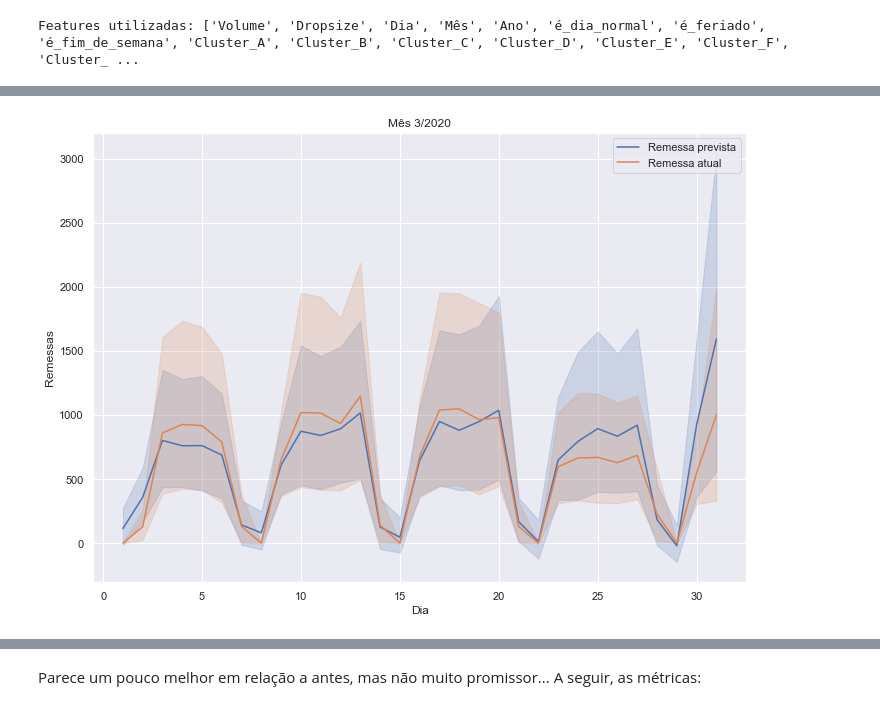
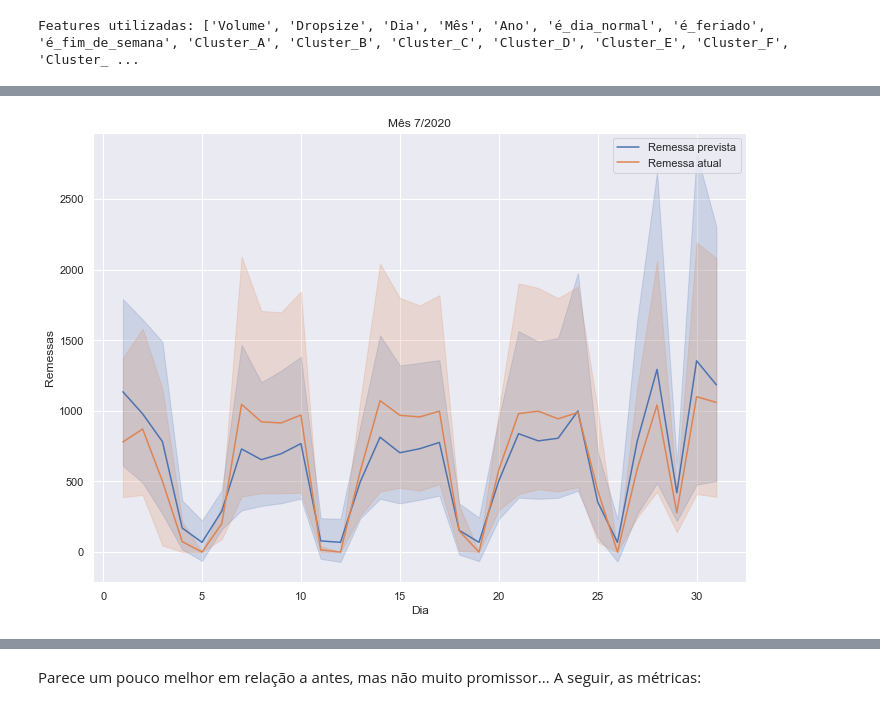
Before and after one commit to G-Moraes/case-plannera, a Jupyter notebook: main.ipynb, the cells around one changed output, grey strips where cells are left out. Cells and saved outputs as stored; diff of their text form; code cells hidden in the pictures.

```diff
--- a/main.ipynb
+++ b/main.ipynb
@@ -82,6 +84,6 @@ Realmente a relação entre essas duas *features* é mais ou menos diretamente p
 # %% [markdown]
 Para ter uma métrica de cada modelo e o quão preciso é o mesmo, é utilizado o próprio conjunto de dados com o *target* que temos. É, então, selecionado um mês disponível no conjunto de dados para ser separado como teste. O resto dos meses serão utilizados para treinamento de cada modelo preditivo.
 # %%
-mes = 3
+mes = 7
 ano = 2020
 # %% [markdown]
@@ -89,5 +91,5 @@ Para fins de teste, foi escolhido o mês de Março de 2020. Qualquer outro mês
 # %%
-X_treino, X_teste, y_treino, y_teste = gerarMesTeste(X, y, mes, 2020)
+X_treino, X_val, y_treino, y_val = gerarMesTeste(X, y, mes, ano)
 # %%
 plt.clf()
 
@@ -378,6 +468,6 @@ R^2 Score: 0.7769387886933865
 # %% [markdown]
 Como o modelo se comportará, então, se usarmos todas as *features*?
 # %%
-resultadoLR = gerarResultadoLinearRegression(X_treino, X_teste, y_treino, n = 18)
+resultadoLR = gerarResultadoLinearRegression(X_treino, X_val, y_treino, n = 18)
 # %% [output]
 Features utilizadas: ['Volume', 'Dropsize', 'Dia', 'Mês', 'Ano', 'é_dia_normal', 'é_feriado', 'é_fim_de_semana', 'Cluster_A', 'Cluster_B', 'Cluster_C', 'Cluster_D', 'Cluster_E', 'Cluster_F', 'Cluster_ ...
@@ -384,5 +488,5 @@ Features utilizadas: ['Volume', 'Dropsize', 'Dia', 'Mês', 'Ano', 'é_dia_normal
 # %%
-gerarGraficoMensal(X_treino, X_teste, y_teste, resultadoLR, comecoMes = 0)
+gerarGraficoMensal(X_treino, X_val, y_val, resultadoLR, comecoMes = 0)
 # %% [output]
-[figure, old version]
+[figure, new version]
 # %%
```
Also changed, not shown: parts of 124 cells of this notebook, 1 other file.
